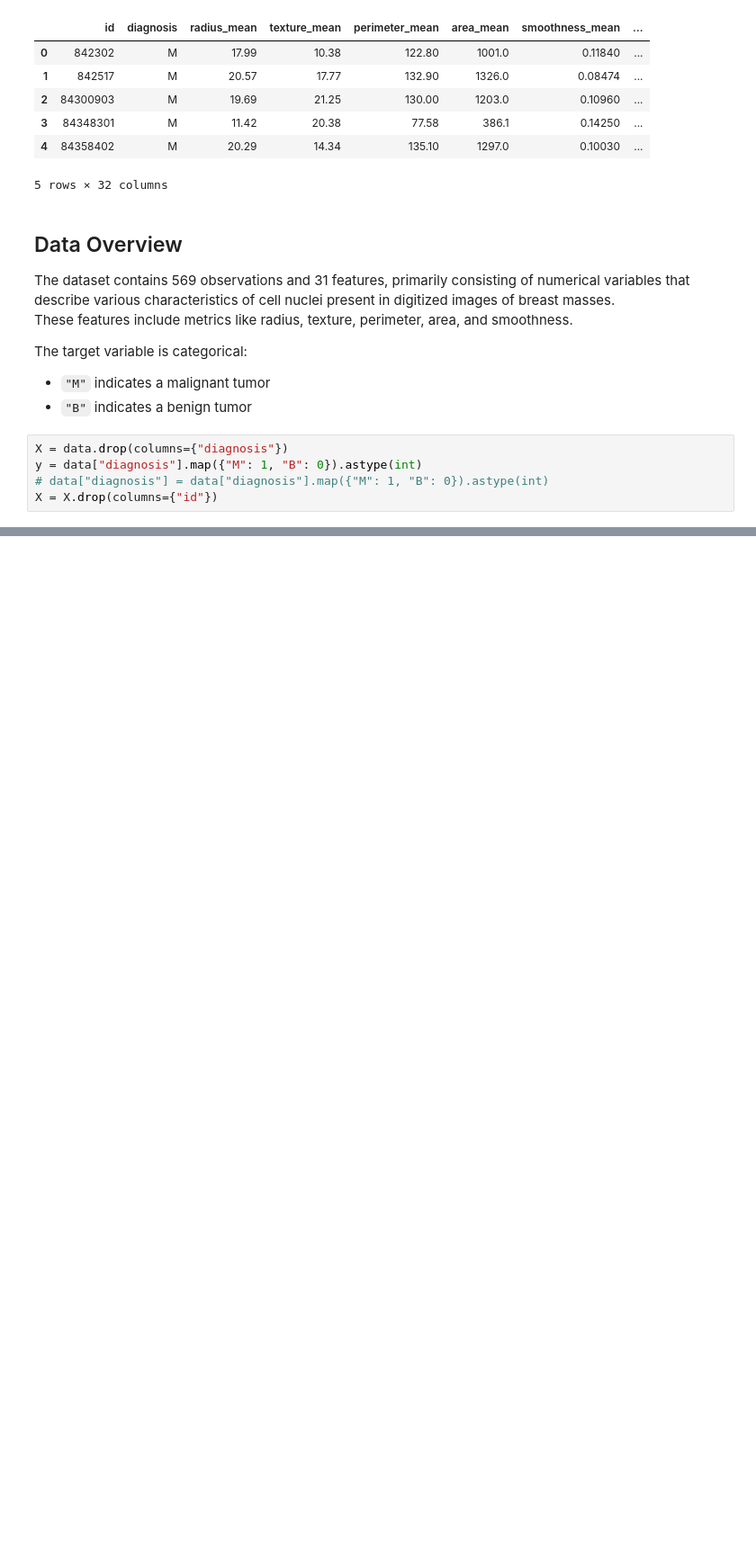
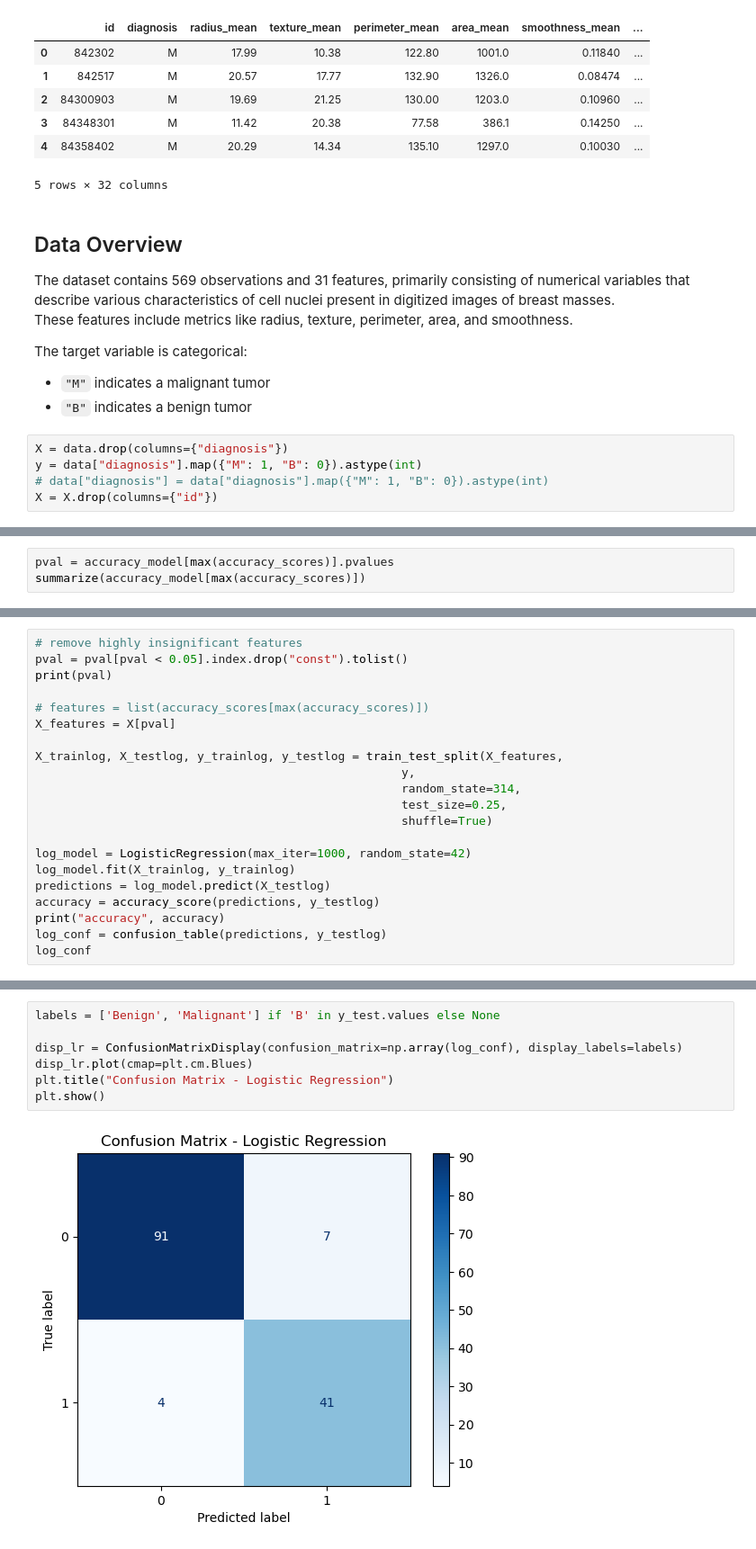
Before and after one commit to ninacunha/DataScienceGeneExpression, a Jupyter notebook: project.ipynb, the cells around one changed output, grey strips where cells are left out. Shown at 90% size. Saved outputs shown, nothing was run; the diff lists cells and outputs as text; blank space fills up the shorter version.

Commit message:
modeled the logistic regression, used loghans confusion matrix, might need to add ROC curve

```diff
--- a/project.ipynb
+++ b/project.ipynb
@@ -108,0 +166,3 @@ When performing forward selection, we evaluated model performance using **recall
+# %%
+pval = accuracy_model[max(accuracy_scores)].pvalues
+summarize(accuracy_model[max(accuracy_scores)])
@@ -108,0 +182,21 @@ When performing forward selection, we evaluated model performance using **recall
+# %%
+# remove highly insignificant features
+pval = pval[pval < 0.05].index.drop("const").tolist()
+print(pval)
+
+# features = list(accuracy_scores[max(accuracy_scores)])
+X_features = X[pval]
+
+X_trainlog, X_testlog, y_trainlog, y_testlog = train_test_split(X_features,
+                                                    y,
+                                                    random_state=314,
+                                                    test_size=0.25,
+                                                    shuffle=True)
+
+log_model = LogisticRegression(max_iter=1000, random_state=42)
+log_model.fit(X_trainlog, y_trainlog)
+predictions = log_model.predict(X_testlog)
+accuracy = accuracy_score(predictions, y_testlog)
+print("accuracy", accuracy)
+log_conf = confusion_table(predictions, y_testlog)
+log_conf
@@ -109,3 +210,12 @@ When performing forward selection, we evaluated model performance using **recall
+# %%
+labels = ['Benign', 'Malignant'] if 'B' in y_test.values else None
+
+disp_lr = ConfusionMatrixDisplay(confusion_matrix=np.array(log_conf), display_labels=labels)
+disp_lr.plot(cmap=plt.cm.Blues)
+plt.title("Confusion Matrix - Logistic Regression")
+plt.show()
+# %% [output]
+[figure, added]
 # %%
 kf = KFold(n_splits=5, random_state=42, shuffle=True)
 accuracy_scores = {}
```
Also changed, not shown: parts of 10 cells of this notebook.
